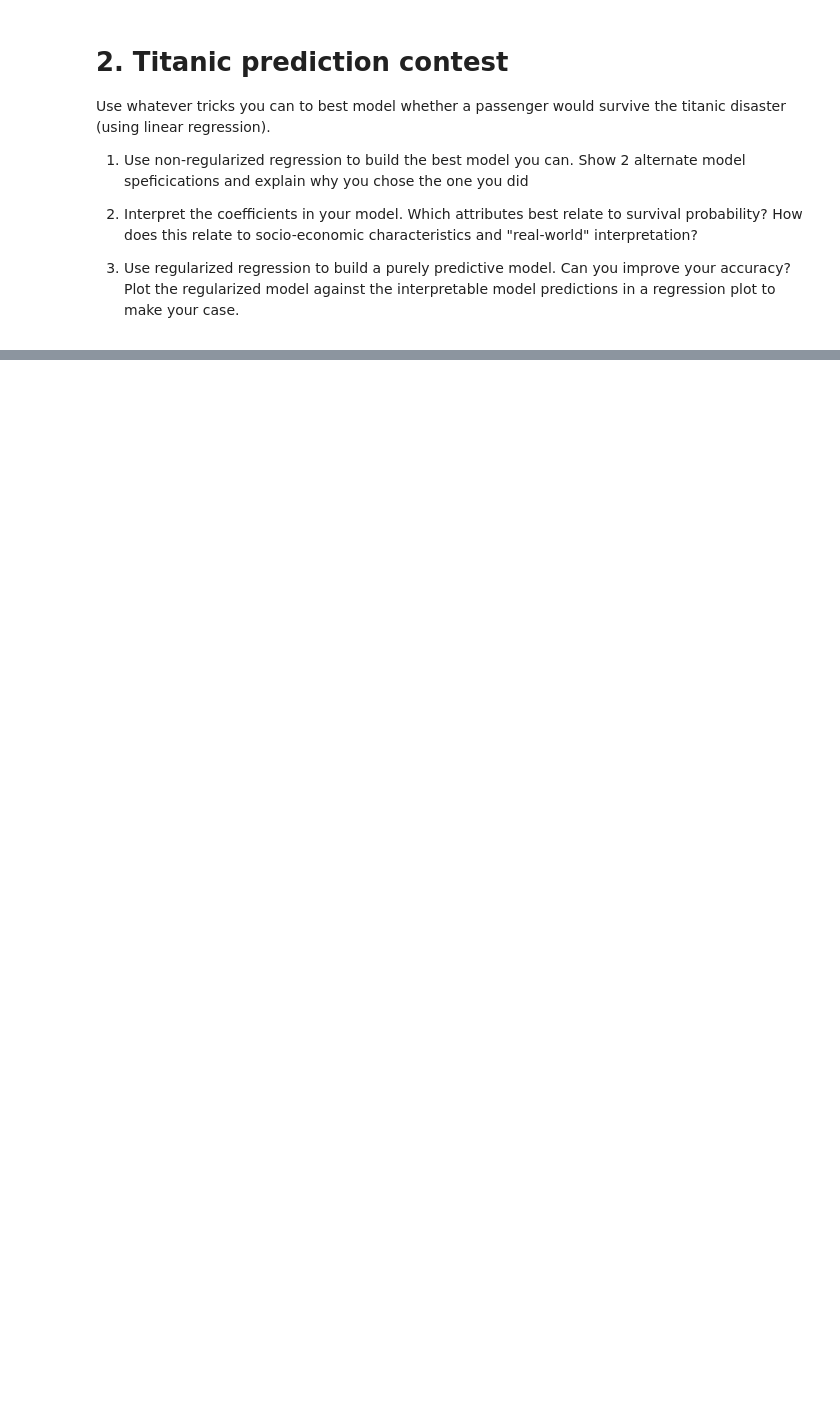
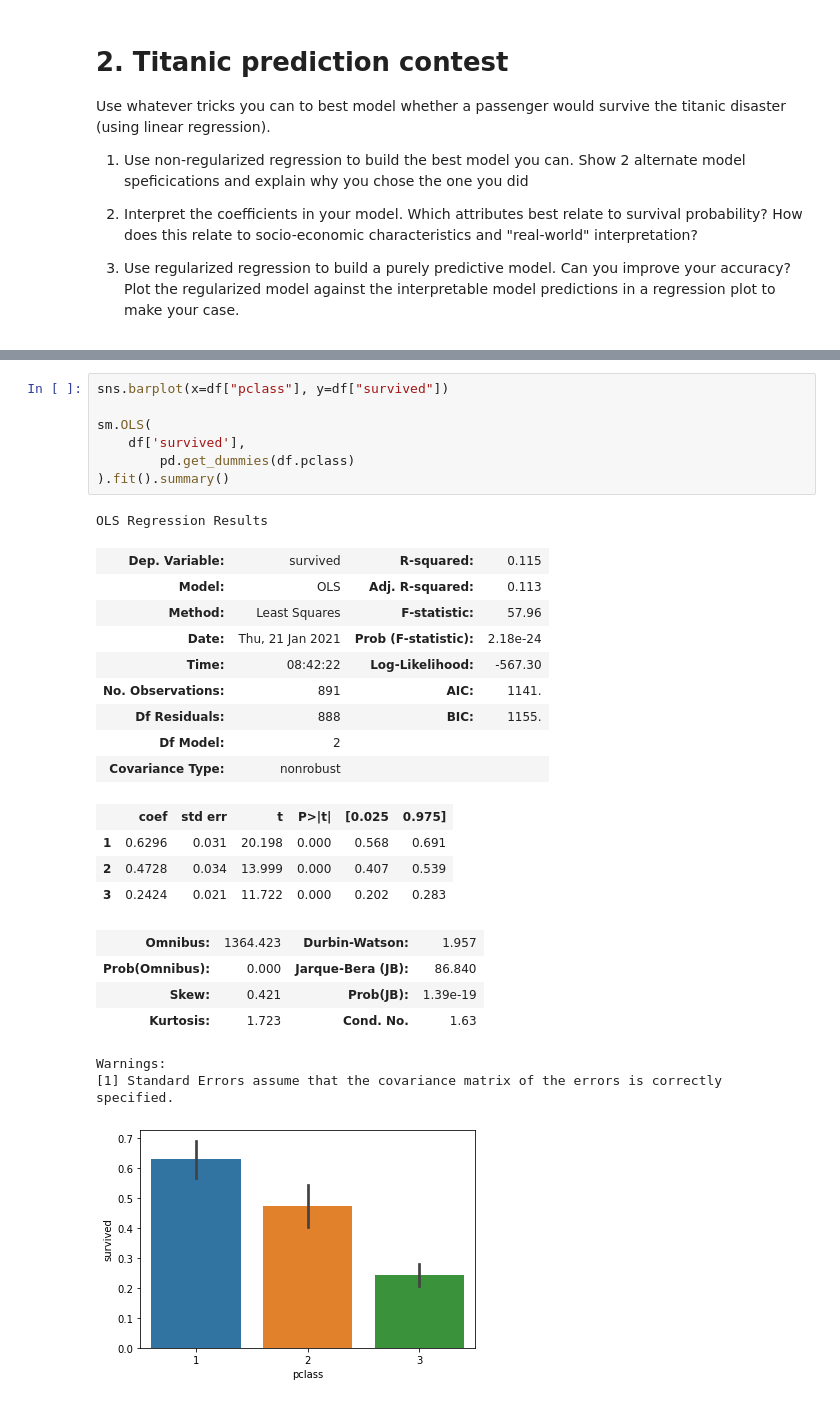
Before and after one commit to cb-ds-1/m3-3-engineering-regression, a Jupyter notebook: workshop.ipynb, the cells around one changed output, grey strips where cells are left out. Saved outputs shown, nothing was run; the diff lists cells and outputs as text; blank space fills up the shorter version.

```diff
--- a/workshop.ipynb
+++ b/workshop.ipynb
@@ -20,0 +185,29 @@ Use whatever tricks you can to best model whether a passenger would survive the
+# %%
+sns.barplot(x=df["pclass"], y=df["survived"])
+
+sm.OLS(
+    df['survived'],
+        pd.get_dummies(df.pclass)
+).fit().summary()
+# %% [output]
+OLS Regression Results
+| Dep. Variable: | survived | R-squared: | 0.115 |
+| Model: | OLS | Adj. R-squared: | 0.113 |
+| Method: | Least Squares | F-statistic: | 57.96 |
+| Date: | Thu, 21 Jan 2021 | Prob (F-statistic): | 2.18e-24 |
+| Time: | 08:42:22 | Log-Likelihood: | -567.30 |
+| No. Observations: | 891 | AIC: | 1141. |
+| Df Residuals: | 888 | BIC: | 1155. |
+| Df Model: | 2 |  |  |
+| Covariance Type: | nonrobust |  |  |
+|  | coef | std err | t | P>|t| | [0.025 | 0.975] |
+| 1 | 0.6296 | 0.031 | 20.198 | 0.000 | 0.568 | 0.691 |
+| 2 | 0.4728 | 0.034 | 13.999 | 0.000 | 0.407 | 0.539 |
+| 3 | 0.2424 | 0.021 | 11.722 | 0.000 | 0.202 | 0.283 |
+| Omnibus: | 1364.423 | Durbin-Watson: | 1.957 |
+| Prob(Omnibus): | 0.000 | Jarque-Bera (JB): | 86.840 |
+| Skew: | 0.421 | Prob(JB): | 1.39e-19 |
+| Kurtosis: | 1.723 | Cond. No. | 1.63 |
+Warnings:
+[1] Standard Errors assume that the covariance matrix of the errors is correctly specified.
+[figure, added]
```
Also changed, not shown: parts of 30 cells of this notebook.
